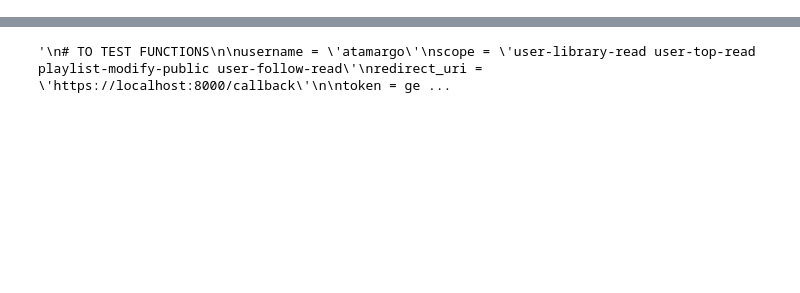
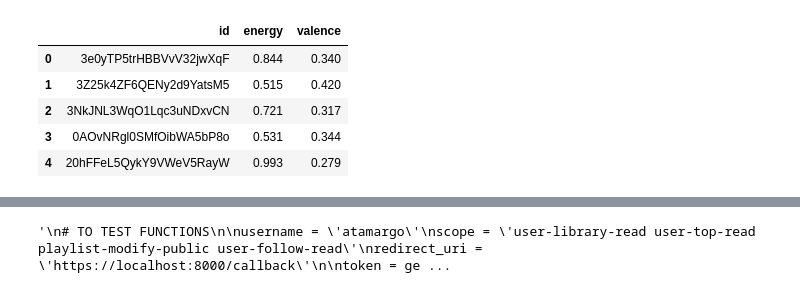
Before and after one commit to tamargoadam/emotion-based-music-recommendation, a Jupyter notebook: server/rs/rec_alg.ipynb, the cells around one changed output, grey strips where cells are left out. Cells and saved outputs as stored; diff of their text form; code cells hidden in the pictures; blank space fills up the shorter version.

```diff
--- a/server/rs/rec_alg.ipynb
+++ b/server/rs/rec_alg.ipynb
@@ -253,0 +351,15 @@ adjust_songs(tones, 50)
+# %%
+#anger_tracks
+anger_tracks = df.copy()
+anger_tracks = anger_tracks.drop(['speechiness','instrumentalness','liveness','acousticness','name','artist','loudness','tempo','danceability'], axis=1)
+anger_tracks = anger_tracks[anger_tracks['energy'] > 0.5]
+anger_tracks = anger_tracks[anger_tracks['valence'] < 0.5]
+anger_tracks = anger_tracks.sample(frac=1).reset_index(drop=True)
+anger_tracks.head()
+# %% [output]
+|  | id | energy | valence |
+| 0 | 3e0yTP5trHBBVvV32jwXqF | 0.844 | 0.340 |
+| 1 | 3Z25k4ZF6QENy2d9YatsM5 | 0.515 | 0.420 |
+| 2 | 3NkJNL3WqO1Lqc3uNDxvCN | 0.721 | 0.317 |
+| 3 | 0AOvNRgl0SMfOibWA5bP8o | 0.531 | 0.344 |
+| 4 | 20hFFeL5QykY9VWeV5RayW | 0.993 | 0.279 |
```
Also changed, not shown: parts of 24 cells of this notebook, 2 other files.
